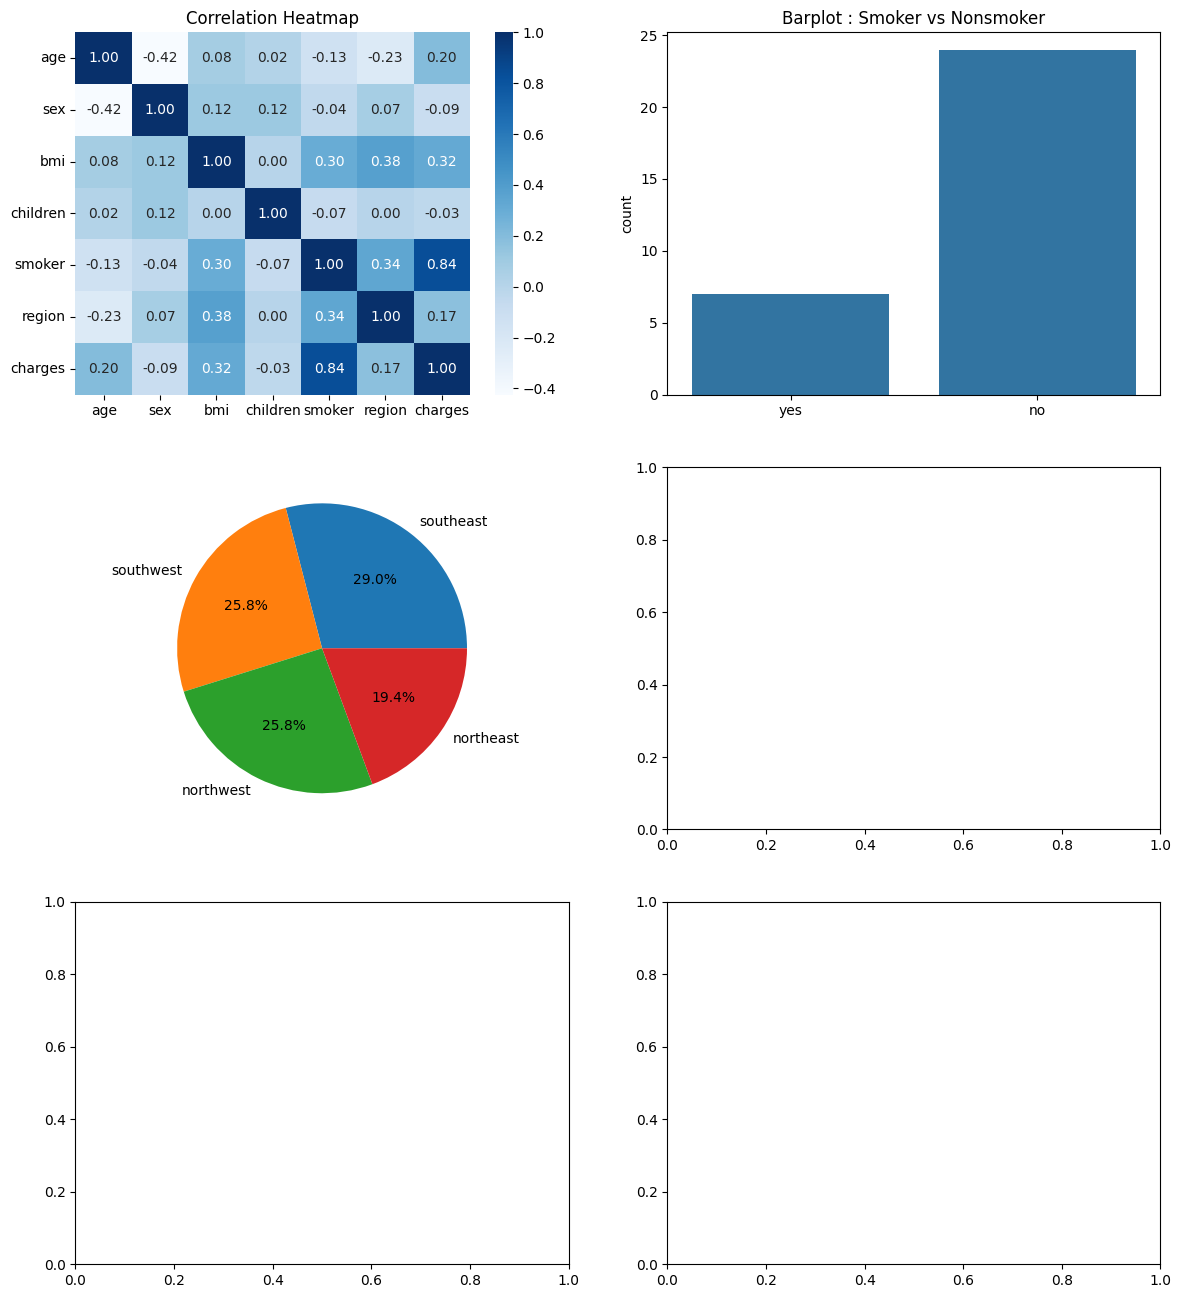
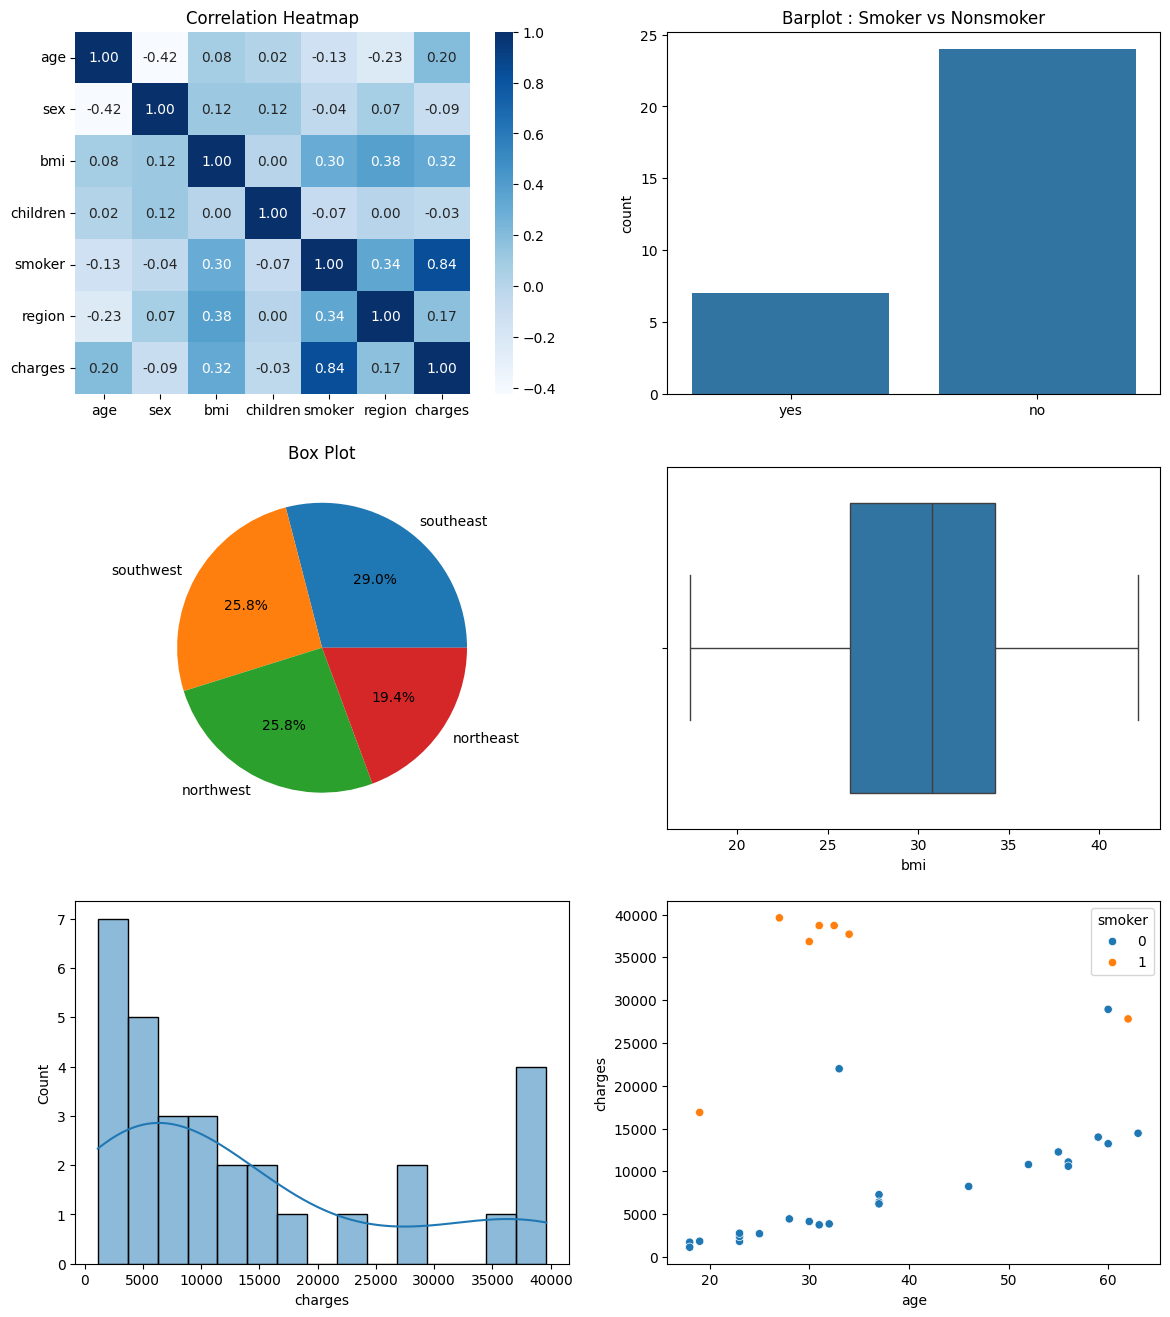
The notebook cell's code change between the first figure and the second:
--- before
+++ after
@@ -11,5 +11,5 @@
     x=encode_smoker.inverse_transform(df["smoker"]),ax=axes[0,1]
 )
-ax=axes[0,1].set_title("Barplot : Smoker vs Nonsmoker")
+axes[0,1].set_title("Barplot : Smoker vs Nonsmoker")
 
 #pie chart
@@ -17,2 +17,15 @@
 axes[1,0].pie(region_counts, labels= encode_region.inverse_transform(region_counts.index),autopct='%1.1f%%')
 autopct='%1.1f%%'
+axes[1,0].set_title("pie chart")
+
+#Boxplot
+sns.boxplot(x=df["bmi"], ax=axes[1,1])
+axes[1,0].set_title("Box Plot")
+
+#Histogram
+sns.histplot(df["charges"],ax=axes[2,0],bins=15, kde=True)
+
+#scatter plot
+sns.scatterplot(data=df, x="age", y="charges", hue="smoker")
+
+plt.show()

Commit: Done with the rest of the visualization part; that includes- Box Plot, Histogram,Scatter Plot. Then, I created a single linear regression featuring age against charges.